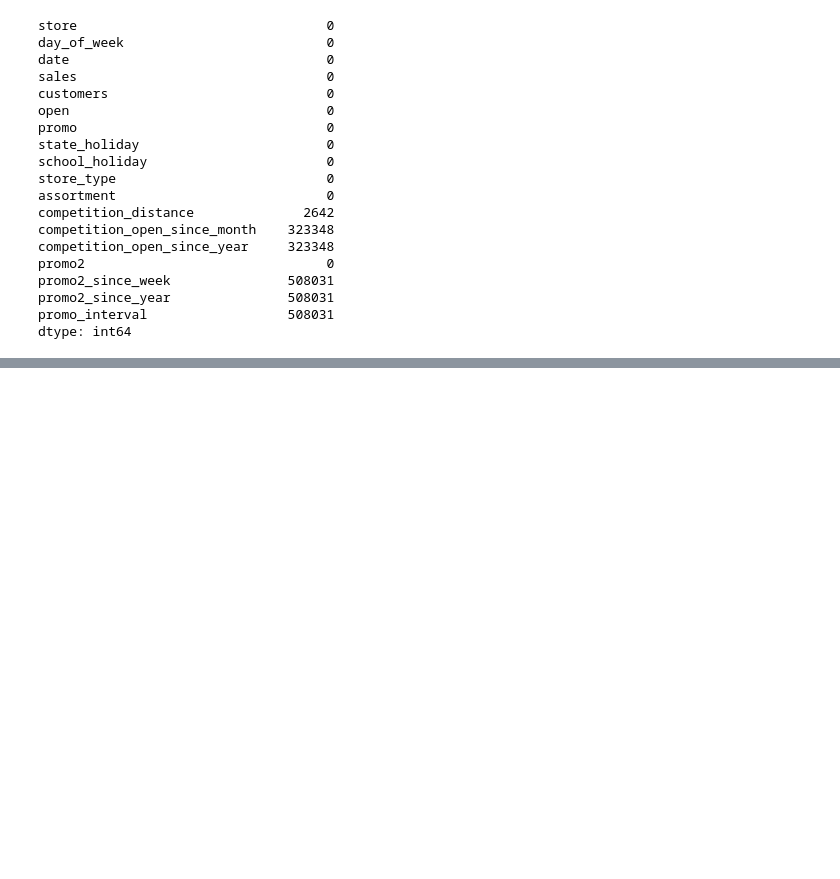
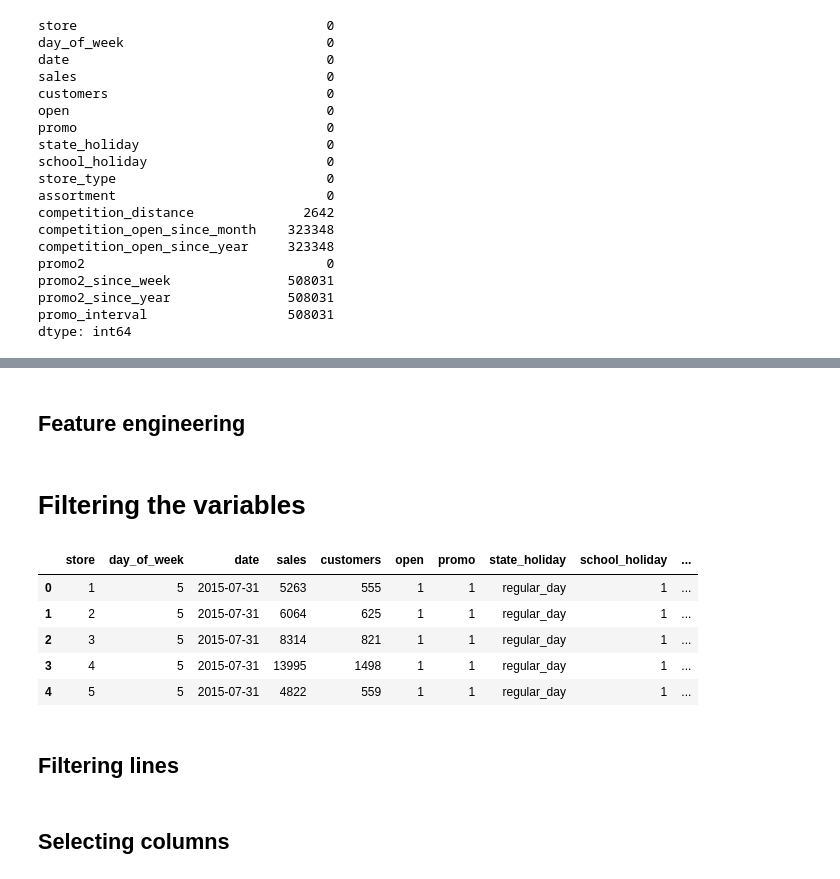
Before and after one commit to FSaladini/rossman_store_predict, a Jupyter notebook: main.ipynb, the cells around one changed output, grey strips where cells are left out. Saved outputs shown, nothing was run; the diff lists cells and outputs as text; code cells hidden in the pictures; blank space fills up the shorter version.

Commit message:
Data analysis and feature engineering

```diff
--- a/main.ipynb
+++ b/main.ipynb
@@ -267,0 +277,2 @@ sns.boxplot( x = 'assortment', y = 'sales', data = aux1 )
+# %%
+df2 = df1.copy()
@@ -267,0 +326,47 @@ sns.boxplot( x = 'assortment', y = 'sales', data = aux1 )
+# %% [markdown]
+## Feature engineering
+# %%
+# year
+df2['year'] = df2['date'].dt.year
+
+# month
+df2['month'] = df2['date'].dt.month
+
+# day
+df2['day'] = df2['date'].dt.day
+
+# week of year
+df2['week_of_year'] = df2['date'].dt.isocalendar().week
+
+# year week
+df2['year_week'] = df2['date'].dt.strftime( '%Y-%W' )
+
+# competition since
+df2['competition_since'] = df2.apply( lambda x: datetime.datetime( year = x['competition_open_since_year'], month = x['competition_open_since_month'], day = 1 ), axis = 1 )
+df2['competition_age_months'] = ( ( df2['date'] - df2['competition_since'] ) / 30 ).apply( lambda x: x.days ).astype( int)
+
+# promo since
+df2['promo_since']  = df2['promo2_since_year'].astype( str ) + '-' + df2['promo2_since_week'].astype( str )
+df2['promo_since'] = df2['promo_since'].apply(lambda x: datetime.datetime.strptime( x + '-1', '%Y-%W-%w'  ) - datetime.timedelta( days = 7 ))
+df2['promo_age_weeks'] = ( ( df2['date'] - df2['promo_since'] ) / 7 ).apply( lambda x: x.days ).astype( int)
+
+# assortment type
+df2['assortment'] = df2['assortment'].apply(lambda x: 'basic' if x == 'a' else 'extra' if x == 'b' else 'extended' )
+
+# state holiday
+df2['state_holiday'] = df2['state_holiday'].apply(lambda x: 'public_holiday' if x == 'a' else 'easter' if x == 'b' else 'christmas' if x == 'c' else 'regular_day' )
+# %% [markdown]
+# Filtering the variables
+# %%
+df3 = df2.copy()
+# %%
+df3.head()
+# %% [output]
+|  | store | day_of_week | date | sales | customers | open | promo | state_holiday | school_holiday | ... |
+| 0 | 1 | 5 | 2015-07-31 | 5263 | 555 | 1 | 1 | regular_day | 1 | ... |
+| 1 | 2 | 5 | 2015-07-31 | 6064 | 625 | 1 | 1 | regular_day | 1 | ... |
+| 2 | 3 | 5 | 2015-07-31 | 8314 | 821 | 1 | 1 | regular_day | 1 | ... |
+| 3 | 4 | 5 | 2015-07-31 | 13995 | 1498 | 1 | 1 | regular_day | 1 | ... |
+| 4 | 5 | 5 | 2015-07-31 | 4822 | 559 | 1 | 1 | regular_day | 1 | ... |
+# %% [markdown]
+## Filtering lines
@@ -267,0 +375,2 @@ sns.boxplot( x = 'assortment', y = 'sales', data = aux1 )
+# %% [markdown]
+## Selecting columns
```
Also changed, not shown: parts of 39 cells of this notebook, 1 other file.
